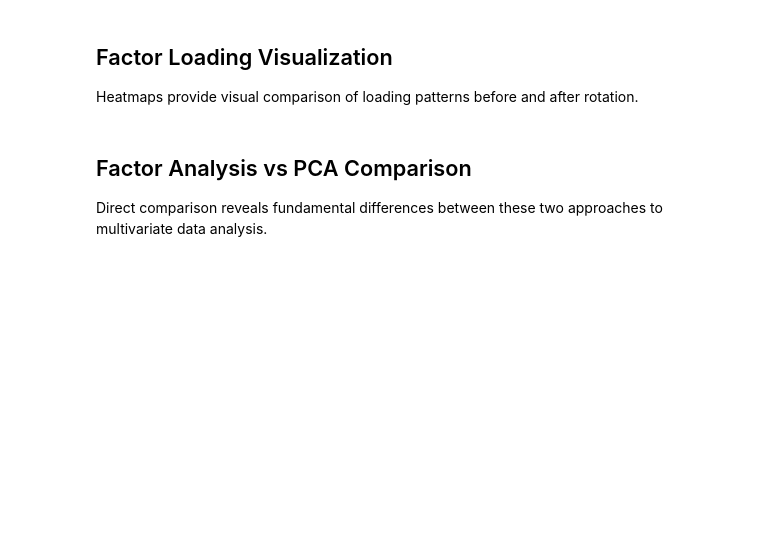
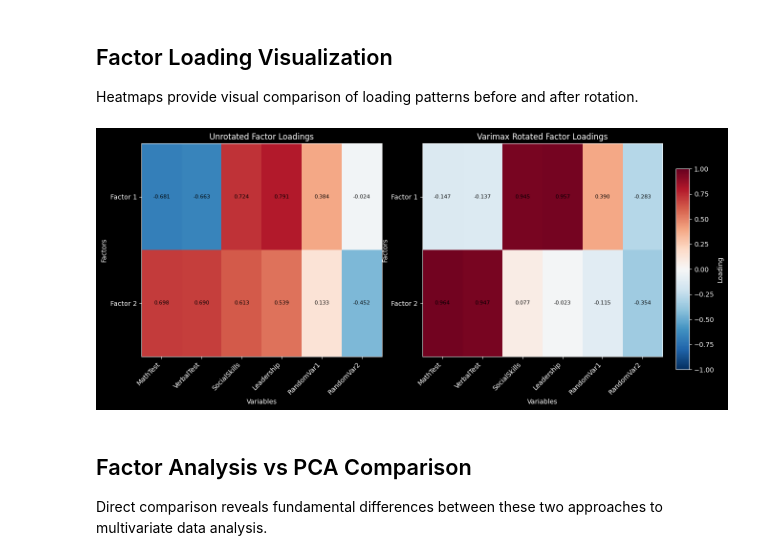
Before and after one commit to rencastillo/tec-ma2003b-lessons, a Jupyter notebook: 4_Factor_Analysis/examples/educational_example/educational_fa.ipynb, the cells around one changed output. Drawn from its saved outputs; the diff is of its cells as text; code cells hidden in the pictures; blank space fills up the shorter version.

```diff
--- a/4_Factor_Analysis/examples/educational_example/educational_fa.ipynb
+++ b/4_Factor_Analysis/examples/educational_example/educational_fa.ipynb
@@ -32,7 +33,7 @@ logger = logging.getLogger(__name__)
 # %% [markdown]
 ## Data Loading and Exploration
 # %%
-script_dir = Path(__file__).resolve().parent
+script_dir = Path.cwd()
 data_path = script_dir / "educational.csv"
 
 if not data_path.exists():
@@ -218,45 +229,77 @@ Heatmaps provide visual comparison of loading patterns before and after rotation
 # %%
 fig, (ax1, ax2) = plt.subplots(1, 2, figsize=(14, 6))
 
-# Unrotated loadings heatmap
-sns.heatmap(
+# Unrotated loadings heatmap using matplotlib imshow
+im1 = ax1.imshow(
     loadings_unrotated.T,
-    annot=True,
-    fmt=".3f",
-    xticklabels=variable_names,
-    yticklabels=[f"Factor {i + 1}" for i in range(n_factors)],
     cmap="RdBu_r",
-    center=0,
+    aspect="auto",
     vmin=-1,
     vmax=1,
-    ax=ax1,
-    cbar_kws={"shrink": 0.8},
 )
 ax1.set_title("Unrotated Factor Loadings")
 ax1.set_xlabel("Variables")
+ax1.set_ylabel("Factors")
+ax1.set_xticks(range(len(variable_names)))
+ax1.set_xticklabels(variable_names, rotation=45, ha="right")
+ax1.set_yticks(range(n_factors))
+ax1.set_yticklabels([f"Factor {i + 1}" for i in range(n_factors)])
 
-# Rotated loadings heatmap
-sns.heatmap(
+# Add annotations
+for i in range(n_factors):
+    for j in range(len(variable_names)):
+        text = ax1.text(
+            j,
+            i,
+            f"{loadings_unrotated[j, i]:.3f}",
+            ha="center",
+            va="center",
+            color="black",
+            fontsize=8,
+        )
+
+# Rotated loadings heatmap using matplotlib imshow
+im2 = ax2.imshow(
     loadings_rotated.T,
-    annot=True,
-    fmt=".3f",
-    xticklabels=variable_names,
-    yticklabels=[f"Factor {i + 1}" for i in range(n_factors)],
     cmap="RdBu_r",
-    center=0,
+    aspect="auto",
     vmin=-1,
     vmax=1,
-    ax=ax2,
-    cbar_kws={"shrink": 0.8},
 )
 ax2.set_title("Varimax Rotated Factor Loadings")
 ax2.set_xlabel("Variables")
+ax2.set_ylabel("Factors")
+ax2.set_xticks(range(len(variable_names)))
+ax2.set_xticklabels(variable_names, rotation=45, ha="right")
+ax2.set_yticks(range(n_factors))
+ax2.set_yticklabels([f"Factor {i + 1}" for i in range(n_factors)])
 
+# Add annotations
+for i in range(n_factors):
+    for j in range(len(variable_names)):
+        text = ax2.text(
+            j,
+            i,
+            f"{loadings_rotated[j, i]:.3f}",
+            ha="center",
+            va="center",
+            color="black",
+            fontsize=8,
+        )
+
+# Adjust layout and add colorbar to the right
 plt.tight_layout()
+fig.subplots_adjust(right=0.85)  # Make room for colorbar
+cbar_ax = fig.add_axes([0.87, 0.15, 0.02, 0.7])  # Position for colorbar
+cbar = fig.colorbar(im1, cax=cbar_ax)
+cbar.set_label("Loading")
+
 loadings_path = script_dir / "fa_loadings.png"
 plt.savefig(loadings_path, dpi=150, bbox_inches="tight")
 logger.info(f"Factor loadings heatmap saved: {loadings_path}")
-plt.show()
+# plt.show()  # Removed to avoid blocking
+# %% [output]
+[figure, added]
 # %% [markdown]
 ## Factor Analysis vs PCA Comparison
 
```
Also changed, not shown: parts of 5 cells of this notebook, 6 other files.
